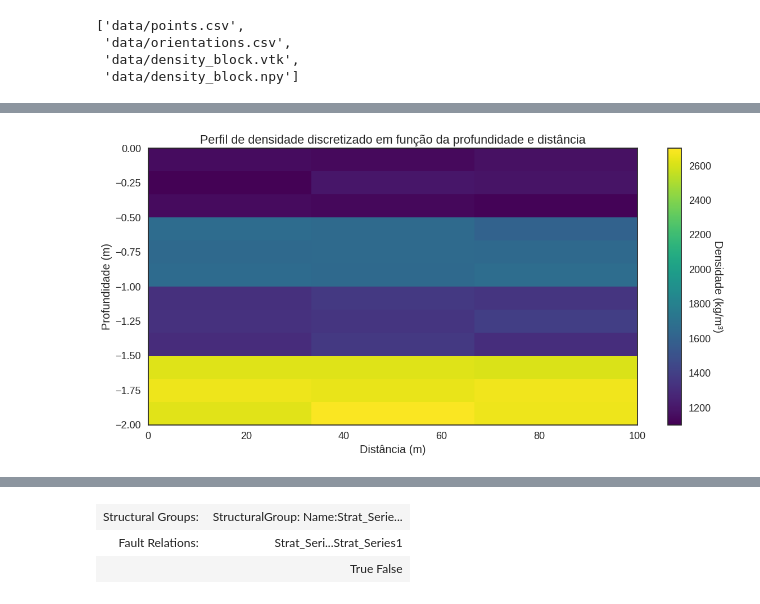
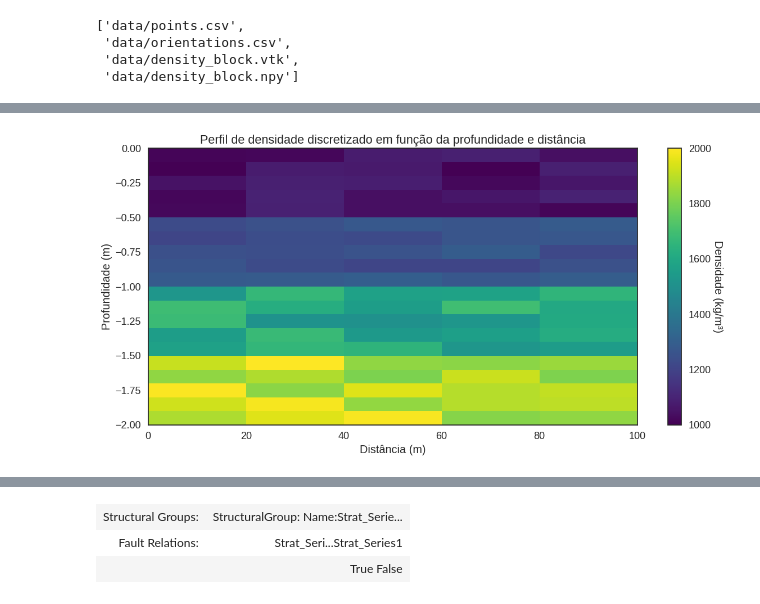
Before and after one commit to dIOGOLOC/Agriculture_inversion, a Jupyter notebook: gempy_model_GA_inversion.ipynb, the cells around one changed output, grey strips where cells are left out. Cells and saved outputs as stored; diff of their text form; code cells hidden in the pictures.

```diff
--- a/gempy_model_GA_inversion.ipynb
+++ b/gempy_model_GA_inversion.ipynb
@@ -31,7 +31,6 @@ def calculate_parameters(densities):
     '''
     Vp = ((Density\0.23)**4)*0.3048
     Vs = Vp/sqrt(3)
-    Poisson =  0.5 * (1 - (Vs ** 2 / Vp ** 2))
     '''
 
     vp = ((densities/310)**4)*0.3048 #gardner
@@ -45,7 +44,6 @@ def calculate_parameters_from_vs(vel_s):
     '''
     Vp = ((Density\0.23)**4)*0.3048
     Vs = Vp/sqrt(3)
-    Poisson =  0.5 * (1 - (Vs ** 2 / Vp ** 2))
     '''
 
     vp = vel_s * np.sqrt(3)
@@ -73,8 +71,9 @@ def create_complete_seismic_model(xi,yj,num_layers):
     formation = []
 
     # Define variation ranges for each layer
-    depth_ranges = [(-0.1, -0.5), (-0.5, -1.0), (-1.0, -1.5),(-1.5, -2.0)]
-    density_ranges = [(1100, 1200), (1600, 1700), (1300, 1400),(2600, 2700)]
+    depth_ranges = [(-0.1, -0.5), (-0.5, -1.0), (-1.0, -1.5),(-2.0, -2.0)]
+    #depth_ranges = [(-0.5, -0.5), (-1.0, -1.0), (-1.5, -1.5),(-2.0, -2.0)]
+    density_ranges = [(1000, 1100), (1200, 1300), (1500, 1700),(1800, 2000)]
 
     for l in range(num_layers):
         x_l.append(xi)
@@ -104,7 +103,7 @@ def create_complete_seismic_model(xi,yj,num_layers):
     vp.append(calculate_parameters(densi)[0])
     vs.append(calculate_parameters(densi)[1])
 
-    formation.append('rock')
+    formation.append('basement')
 
     # Salvar modelo e dados
     model = {
@@ -181,7 +200,7 @@ glob.glob(data_path+'/*')
  'data/density_block.vtk',
  'data/density_block.npy']
 # %%
-spacing = 50
+spacing = 25
 
 west, east, south, north = 0, 100, 0, 100
 region = (west, east, south, north)
@@ -266,26 +285,26 @@ depth_grid = np.concatenate(model['depths'])
 # %%
 # Plotar o perfil de densidade ajustado
 fig, ax = plt.subplots(figsize=(12, 6))
 cmap = plt.get_cmap("viridis")
-norm = mcolors.Normalize(vmin=1100, vmax=2700)
+norm = mcolors.Normalize(vmin=1000, vmax=2000)
 extent = [0, 100, -2, 0]
 cax = ax.imshow(density_grid, extent=extent, origin='upper', cmap=cmap, aspect='auto', norm=norm)
 
 # Adicionar barra de cores
 cbar = fig.colorbar(cax)
 cbar.set_label('Densidade (kg/m³)', rotation=270, labelpad=15)
 
 # Configurações do gráfico
 ax.set_xlabel('Distância (m)')
 ax.set_ylabel('Profundidade (m)')
 ax.set_title('Perfil de densidade discretizado em função da profundidade e distância')
 
 # Ajustar layout e salvar o gráfico
 plt.tight_layout()
 plt.savefig('perfil_densidade_discretizado.png', dpi=300)
 plt.show()
 # %% [output]
-[figure, old version]
+[figure, new version]
 # %%
 # Create a GeoModel instance
 
```
Also changed, not shown: parts of 38 cells of this notebook, 10 other files.
